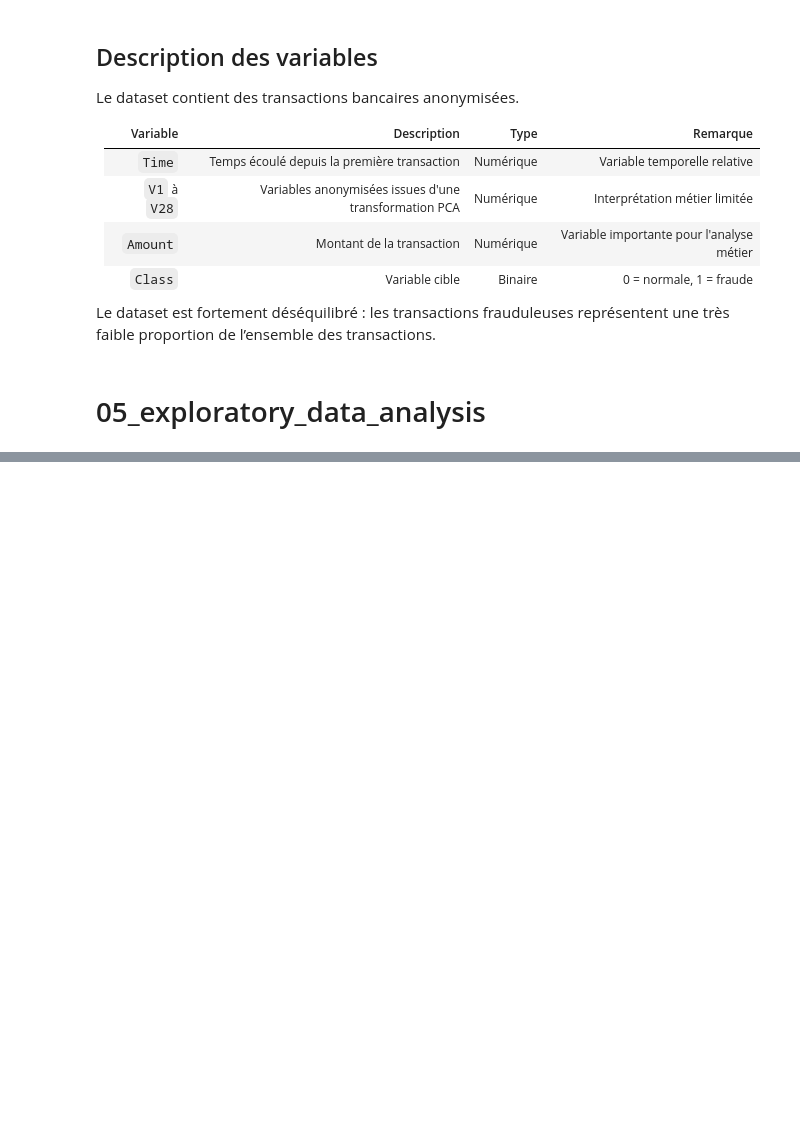
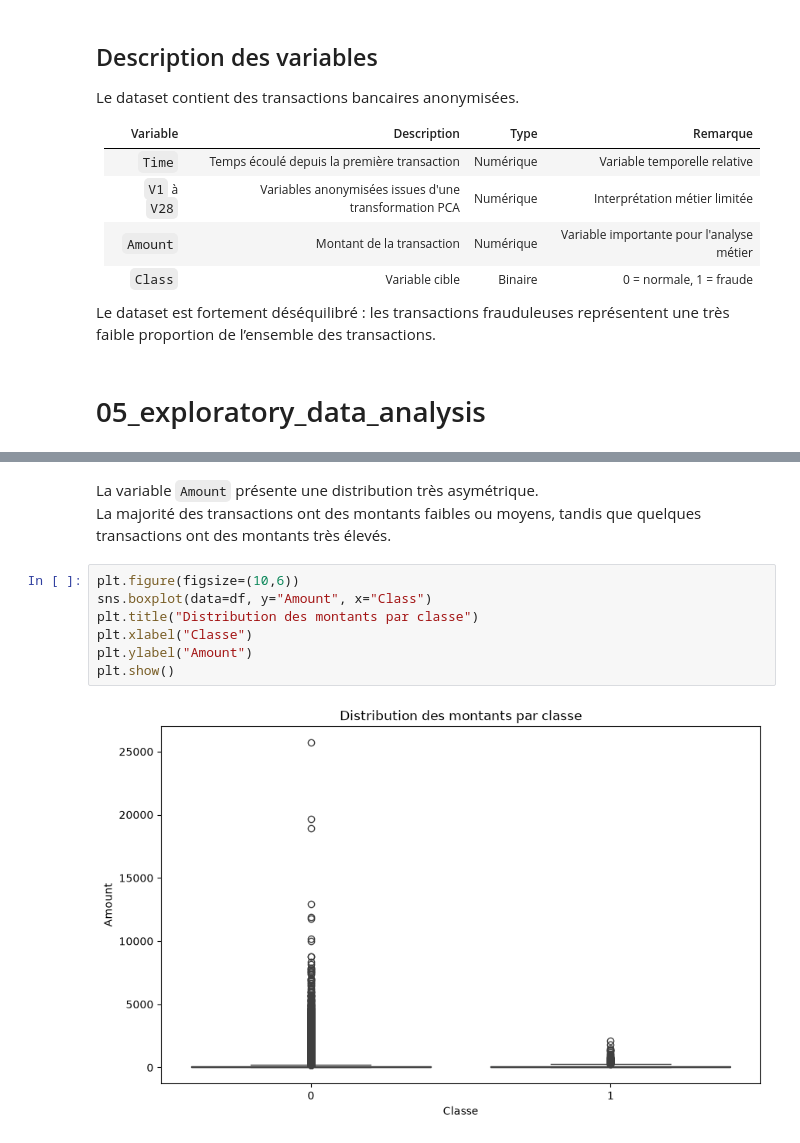
Before and after one commit to AyaQuarine/CreditCardFraud, a Jupyter notebook: notebooks/CreditCardFraud.ipynb, the cells around one changed output, grey strips where cells are left out. Saved outputs shown, nothing was run; the diff lists cells and outputs as text; blank space fills up the shorter version.

```diff
--- a/notebooks/CreditCardFraud.ipynb
+++ b/notebooks/CreditCardFraud.ipynb
@@ -249,0 +277,12 @@ Le dataset est fortement déséquilibré : les transactions frauduleuses représ
+# %% [markdown]
+La variable `Amount` présente une distribution très asymétrique.
+La majorité des transactions ont des montants faibles ou moyens, tandis que quelques transactions ont des montants très élevés.
+# %%
+plt.figure(figsize=(10,6))
+sns.boxplot(data=df, y="Amount", x="Class")
+plt.title("Distribution des montants par classe")
+plt.xlabel("Classe")
+plt.ylabel("Amount")
+plt.show()
+# %% [output]
+[figure, added]
```
Also changed, not shown: parts of 5 cells of this notebook.
